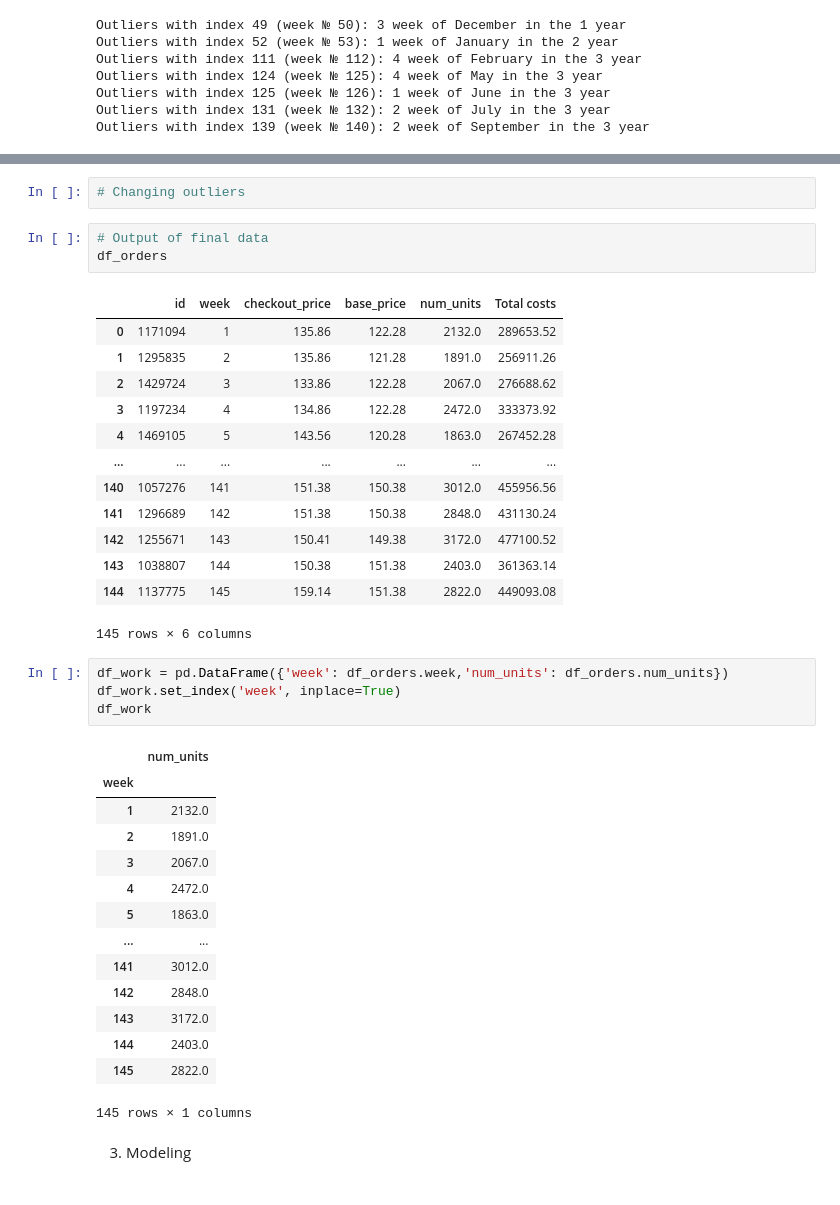
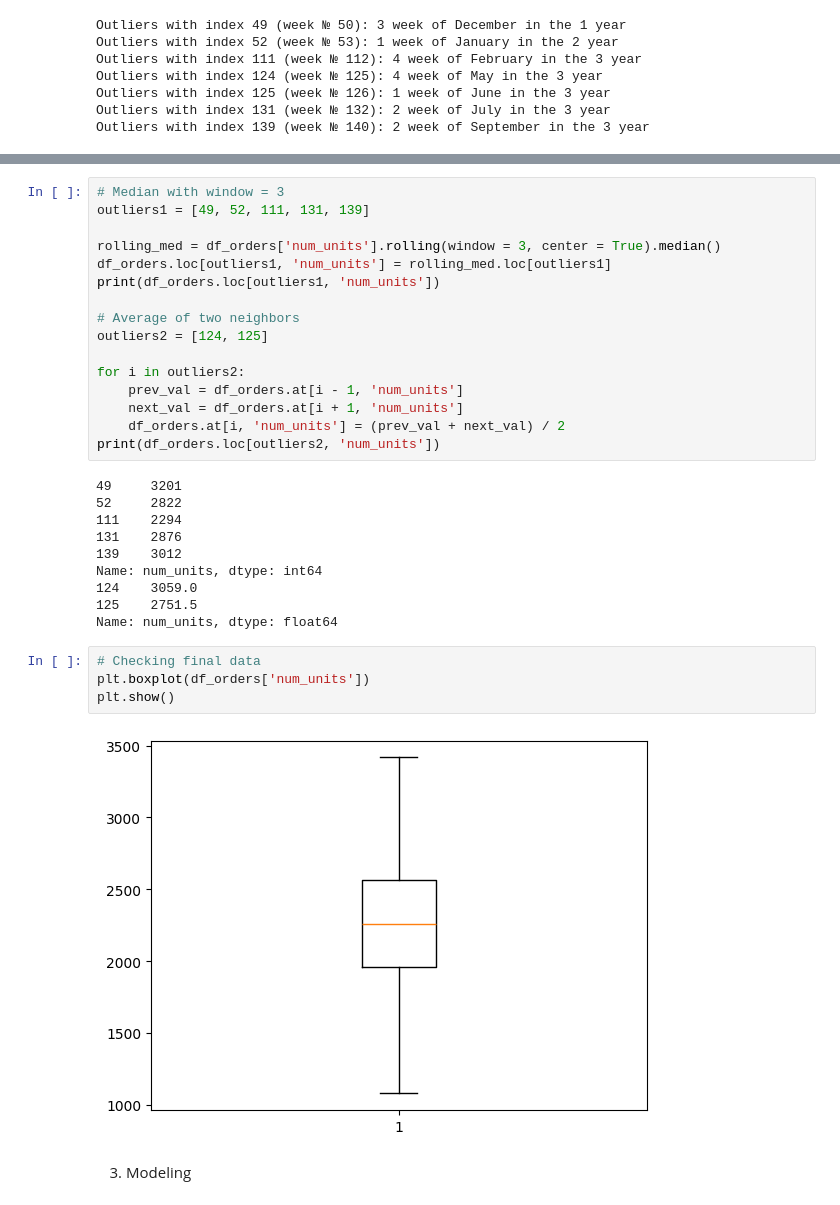
Before and after one commit to AwanRaskall/ml-demand-driven-order-planning, a Jupyter notebook: product_demand_prediction.ipynb, the cells around one changed output, grey strips where cells are left out. Saved outputs shown, nothing was run; the diff lists cells and outputs as text.

Commit message:
Add Detecting Outliers section

```diff
--- a/product_demand_prediction.ipynb
+++ b/product_demand_prediction.ipynb
@@ -326,40 +329,34 @@ Unfortunately, we do not have data on whether these were critical business event
 # %%
-# Changing outliers
+# Median with window = 3
+outliers1 = [49, 52, 111, 131, 139]
+
+rolling_med = df_orders['num_units'].rolling(window = 3, center = True).median()
+df_orders.loc[outliers1, 'num_units'] = rolling_med.loc[outliers1]
+print(df_orders.loc[outliers1, 'num_units'])
+
+# Average of two neighbors
+outliers2 = [124, 125]
+
+for i in outliers2:
+    prev_val = df_orders.at[i - 1, 'num_units']
+    next_val = df_orders.at[i + 1, 'num_units']
+    df_orders.at[i, 'num_units'] = (prev_val + next_val) / 2
+print(df_orders.loc[outliers2, 'num_units'])
+# %% [output]
+49     3201
+52     2822
+111    2294
+131    2876
+139    3012
+Name: num_units, dtype: int64
+124    3059.0
+125    2751.5
+Name: num_units, dtype: float64
-# %%
-# Output of final data
-df_orders
-# %% [output]
-|  | id | week | checkout_price | base_price | num_units | Total costs |
-| 0 | 1171094 | 1 | 135.86 | 122.28 | 2132.0 | 289653.52 |
-| 1 | 1295835 | 2 | 135.86 | 121.28 | 1891.0 | 256911.26 |
-| 2 | 1429724 | 3 | 133.86 | 122.28 | 2067.0 | 276688.62 |
-| 3 | 1197234 | 4 | 134.86 | 122.28 | 2472.0 | 333373.92 |
-| 4 | 1469105 | 5 | 143.56 | 120.28 | 1863.0 | 267452.28 |
-| ... | ... | ... | ... | ... | ... | ... |
-| 140 | 1057276 | 141 | 151.38 | 150.38 | 3012.0 | 455956.56 |
-| 141 | 1296689 | 142 | 151.38 | 150.38 | 2848.0 | 431130.24 |
-| 142 | 1255671 | 143 | 150.41 | 149.38 | 3172.0 | 477100.52 |
-| 143 | 1038807 | 144 | 150.38 | 151.38 | 2403.0 | 361363.14 |
-| 144 | 1137775 | 145 | 159.14 | 151.38 | 2822.0 | 449093.08 |
-145 rows × 6 columns
-# %%
-df_work = pd.DataFrame({'week': df_orders.week,'num_units': df_orders.num_units})
-df_work.set_index('week', inplace=True)
-df_work
-# %% [output]
-|  | num_units |
-| week |  |
-| 1 | 2132.0 |
-| 2 | 1891.0 |
-| 3 | 2067.0 |
-| 4 | 2472.0 |
-| 5 | 1863.0 |
-| ... | ... |
-| 141 | 3012.0 |
-| 142 | 2848.0 |
-| 143 | 3172.0 |
-| 144 | 2403.0 |
-| 145 | 2822.0 |
-145 rows × 1 columns
+# %%
+# Checking final data
+plt.boxplot(df_orders['num_units'])
+plt.show()
+# %% [output]
+[figure, added]
 # %% [markdown]
 3. Modeling
```
Also changed, not shown: parts of 2 cells of this notebook.
